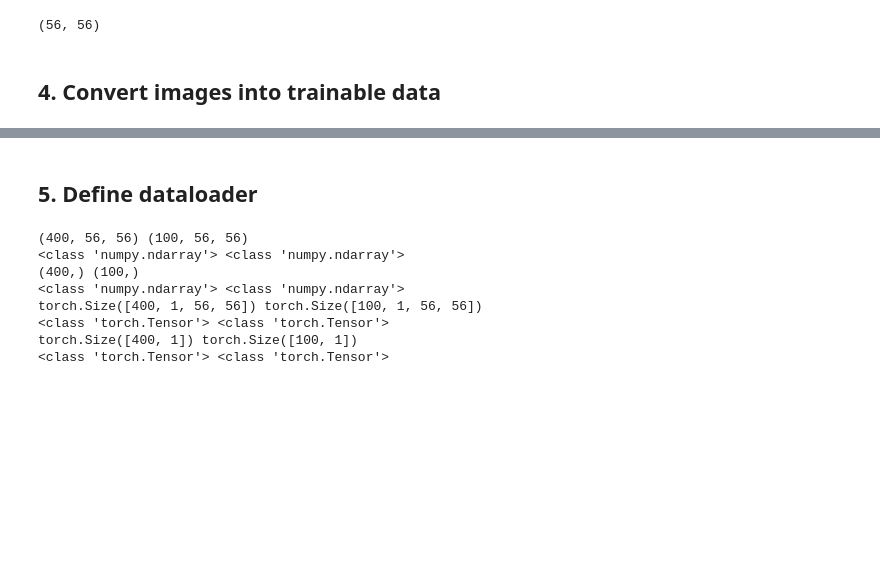
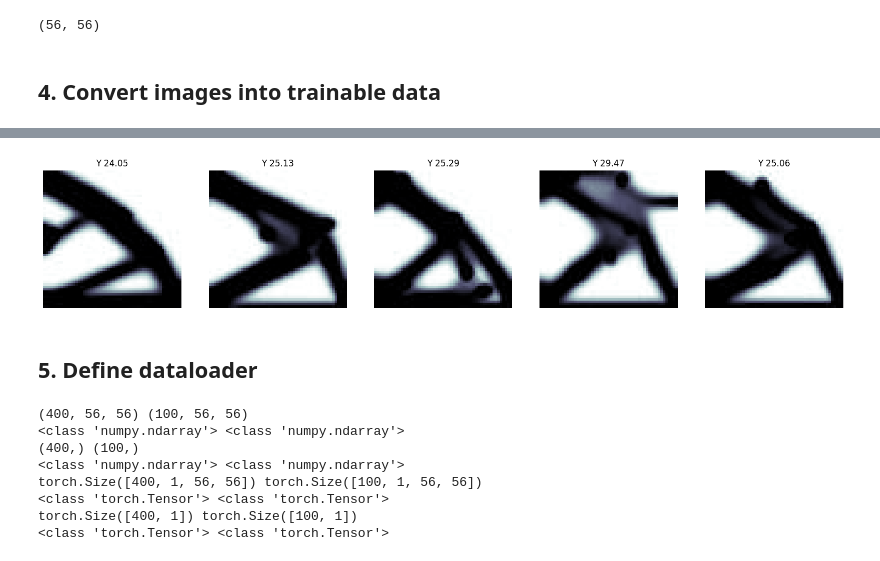
Before and after one commit to smartdesignlab/SDL_teaching, a Jupyter notebook: CNN.ipynb, the cells around one changed output, grey strips where cells are left out. Drawn from its saved outputs; the diff is of its cells as text; code cells hidden in the pictures; blank space fills up the shorter version.

```diff
--- a/CNN.ipynb
+++ b/CNN.ipynb
@@ -172,21 +172,13 @@ count = 0
 
 # loop through the files, read each image, and normalize it (0 to 1)
 for file in files:
-  # Check few of the data.
-    if count < 10:
-        print(count)
-        X.append(img_read_plot(src,file)/255.)  # normalize the image by dividing by 255
-        Y.append(float(file[:-4]))  # extract label from filename
-        count+=1
-    else:
-        X.append(img_read(src,file)/255.)  # normalize the image
-        Y.append(float(file[:-4]))  # extract label from filename
+    X.append(img_read(src,file)/255.)  # normalize the image
+    Y.append(float(file[:-4]))  # extract label from filename
 
 # convert the data to array
 X = np.array(X)
 Y = np.array(Y)
 
 # check the shape of the data
-print('X_shape:',np.shape(X[0]),'Y_shape:',np.shape(Y[0]))
-print('X_list shape:',np.shape(X),'Y_list shape:',np.shape(Y))
+print('X.shape:',np.shape(X),'Y.shape:',np.shape(Y))
 # %% [output]
@@ -206,3 +186,16 @@ print('X_list shape:',np.shape(X),'Y_list shape:',np.shape(Y))
+# %%
+# display images
+fig = plt.figure(figsize=(20,10))
+nplot = 5
+
+for i in range(1,nplot+1):
+    ax = fig.add_subplot(1,nplot,i)
+    ax.imshow(X[i, :, :],cmap = plt.cm.bone)
+    ax.set_title(f"Y {Y[i]:.2f}")
+    ax.axis('off')
+plt.show()
+# %% [output]
+[figure, added]
 # %% [markdown]
 ## 5. Define dataloader
 # %%
```
Also changed, not shown: parts of 9 cells of this notebook.
